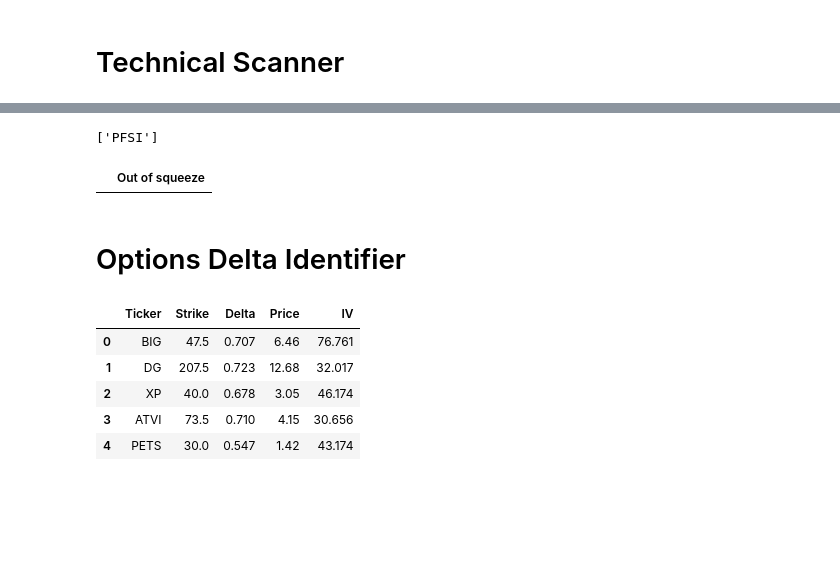
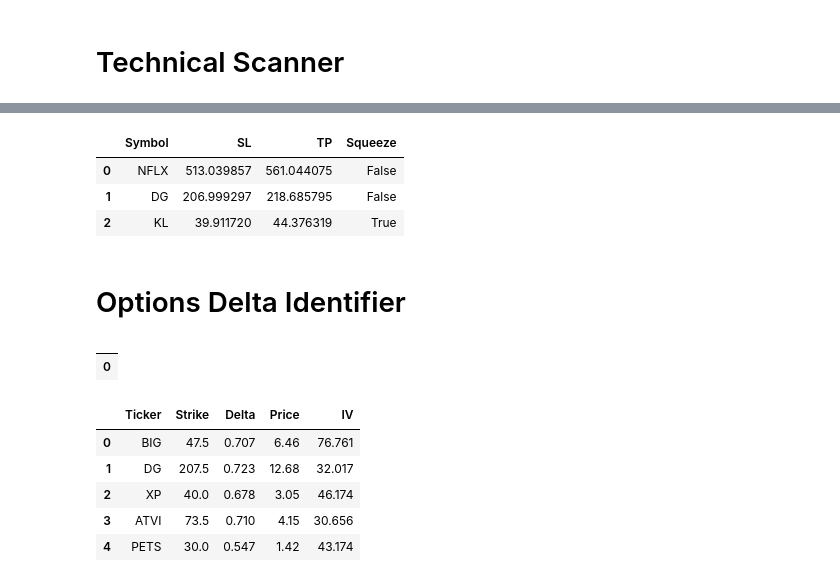
Before and after one commit to zachlim98/PowerX-Screener, a Jupyter notebook: PowerXScreen.ipynb, the cells around one changed output, grey strips where cells are left out. Drawn from its saved outputs; the diff is of its cells as text; code cells hidden in the pictures; blank space fills up the shorter version.

```diff
--- a/PowerXScreen.ipynb
+++ b/PowerXScreen.ipynb
@@ -119,8 +131,0 @@ KeyError: 'outof_squeeze'
-# %%
-on_squeeze
-# %% [output]
-['PFSI']
-# %%
-oos
-# %% [output]
-|  | Out of squeeze |
@@ -127,3 +134,10 @@ oos
+# %%
+buys
+# %% [output]
+|  | Symbol | SL | TP | Squeeze |
+| 0 | NFLX | 513.039857 | 561.044075 | False |
+| 1 | DG | 206.999297 | 218.685795 | False |
+| 2 | KL | 39.911720 | 44.376319 | True |
 # %% [markdown]
 # Options Delta Identifier
 # %%
@@ -154,3 +168,8 @@ for stk in on_squeeze:
+# %%
+df
+# %% [output]
+|  |
+| 0 |
 # %%
 squeezeOpt = pd.DataFrame({"Ticker" : on_squeeze, "Strike" : strikel, "Delta" : deltal, "Price" : pricel, "IV" : voll})
 squeezeOpt
```
Also changed, not shown: parts of 3 cells of this notebook, 2 other files.
